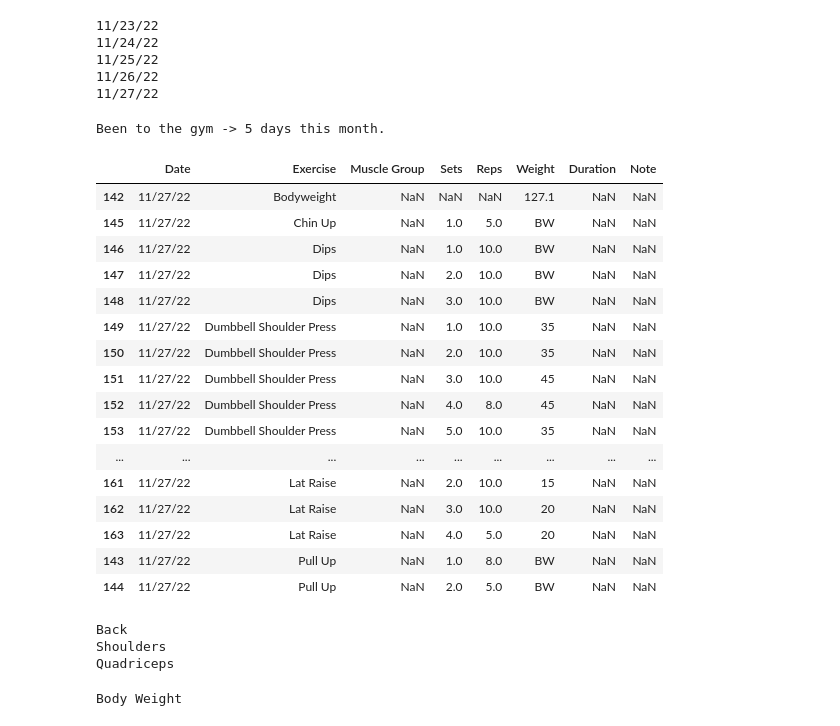
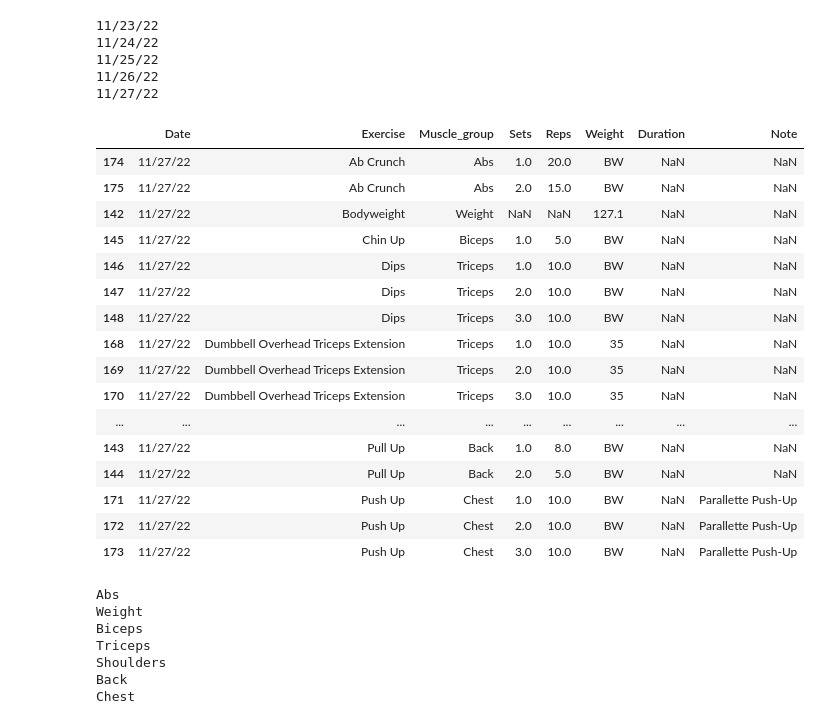
Before and after one commit to alexguerrero11/Workout-Progress-Dashboard, a Jupyter notebook: workbook.ipynb, the cells around one changed output. Cells and saved outputs as stored; diff of their text form; code cells hidden in the pictures.

```diff
--- a/workbook.ipynb
+++ b/workbook.ipynb
@@ -88,0 +116,5 @@ currentMonthData
+# %%
+# current_month_data = workout_data[workout_data['Date'] >= firstDayOfMonth]
+# current_month_data
+
+current_month_data = workout_data.query(" Date >= @firstDayOfMonth ")
@@ -99,46 +168,38 @@ for date in currentMonthData[currentMonthData['Date'] >= firstDayOfMonth]['Date'
 11/25/22
 11/26/22
 11/27/22
-# %%
-print(f"Been to the gym -> {daysCount} days this month.")
-# %% [output]
-Been to the gym -> 5 days this month.
 # %%
-lastRecordDate = currentMonthData['Date'].unique()[-1]
-lastRecordData = currentMonthData[currentMonthData['Date'] == lastRecordDate]
+lastRecordDate = current_month_data['Date'].unique()[-1]
+lastRecordData = current_month_data[current_month_data['Date'] == lastRecordDate]
 
 lastRecordData
 # %% [output]
-|  | Date | Exercise | Muscle Group | Sets | Reps | Weight | Duration | Note |
-| 142 | 11/27/22 | Bodyweight | NaN | NaN | NaN | 127.1 | NaN | NaN |
-| 145 | 11/27/22 | Chin Up | NaN | 1.0 | 5.0 | BW | NaN | NaN |
-| 146 | 11/27/22 | Dips | NaN | 1.0 | 10.0 | BW | NaN | NaN |
-| 147 | 11/27/22 | Dips | NaN | 2.0 | 10.0 | BW | NaN | NaN |
-| 148 | 11/27/22 | Dips | NaN | 3.0 | 10.0 | BW | NaN | NaN |
-| 149 | 11/27/22 | Dumbbell Shoulder Press | NaN | 1.0 | 10.0 | 35 | NaN | NaN |
-| 150 | 11/27/22 | Dumbbell Shoulder Press | NaN | 2.0 | 10.0 | 35 | NaN | NaN |
-| 151 | 11/27/22 | Dumbbell Shoulder Press | NaN | 3.0 | 10.0 | 45 | NaN | NaN |
-| 152 | 11/27/22 | Dumbbell Shoulder Press | NaN | 4.0 | 8.0 | 45 | NaN | NaN |
-| 153 | 11/27/22 | Dumbbell Shoulder Press | NaN | 5.0 | 10.0 | 35 | NaN | NaN |
+|  | Date | Exercise | Muscle_group | Sets | Reps | Weight | Duration | Note |
+| 174 | 11/27/22 | Ab Crunch | Abs | 1.0 | 20.0 | BW | NaN | NaN |
+| 175 | 11/27/22 | Ab Crunch | Abs | 2.0 | 15.0 | BW | NaN | NaN |
+| 142 | 11/27/22 | Bodyweight | Weight | NaN | NaN | 127.1 | NaN | NaN |
+| 145 | 11/27/22 | Chin Up | Biceps | 1.0 | 5.0 | BW | NaN | NaN |
+| 146 | 11/27/22 | Dips | Triceps | 1.0 | 10.0 | BW | NaN | NaN |
+| 147 | 11/27/22 | Dips | Triceps | 2.0 | 10.0 | BW | NaN | NaN |
+| 148 | 11/27/22 | Dips | Triceps | 3.0 | 10.0 | BW | NaN | NaN |
+| 168 | 11/27/22 | Dumbbell Overhead Triceps Extension | Triceps | 1.0 | 10.0 | 35 | NaN | NaN |
+| 169 | 11/27/22 | Dumbbell Overhead Triceps Extension | Triceps | 2.0 | 10.0 | 35 | NaN | NaN |
+| 170 | 11/27/22 | Dumbbell Overhead Triceps Extension | Triceps | 3.0 | 10.0 | 35 | NaN | NaN |
 | ... | ... | ... | ... | ... | ... | ... | ... | ... |
-| 161 | 11/27/22 | Lat Raise | NaN | 2.0 | 10.0 | 15 | NaN | NaN |
-| 162 | 11/27/22 | Lat Raise | NaN | 3.0 | 10.0 | 20 | NaN | NaN |
-| 163 | 11/27/22 | Lat Raise | NaN | 4.0 | 5.0 | 20 | NaN | NaN |
-| 143 | 11/27/22 | Pull Up | NaN | 1.0 | 8.0 | BW | NaN | NaN |
-| 144 | 11/27/22 | Pull Up | NaN | 2.0 | 5.0 | BW | NaN | NaN |
+| 143 | 11/27/22 | Pull Up | Back | 1.0 | 8.0 | BW | NaN | NaN |
+| 144 | 11/27/22 | Pull Up | Back | 2.0 | 5.0 | BW | NaN | NaN |
+| 171 | 11/27/22 | Push Up | Chest | 1.0 | 10.0 | BW | NaN | Parallette Push-Up |
+| 172 | 11/27/22 | Push Up | Chest | 2.0 | 10.0 | BW | NaN | Parallette Push-Up |
+| 173 | 11/27/22 | Push Up | Chest | 3.0 | 10.0 | BW | NaN | Parallette Push-Up |
 # %%
 # what muscle did we work out last
-for unique_muscle in lastRecordData['Muscle Group'].unique():
+for unique_muscle in lastRecordData['Muscle_group'].unique():
     print(unique_muscle)
 # %% [output]
+Abs
+Weight
+Biceps
+Triceps
+Shoulders
 Back
-Shoulders
-Quadriceps
+Chest
-# %%
-lastRecordDate2 = currentMonthData['Date'].unique()[-2]
-lastRecordData2 = currentMonthData[currentMonthData['Date'] == lastRecordDate2]
-# what muscle did we work out previous to last
-for unique_muscle in lastRecordData2['Muscle Group'].unique():
-    print(unique_muscle)
-# %% [output]
-Body Weight
```
Also changed, not shown: parts of 19 cells of this notebook, 5 other files.
